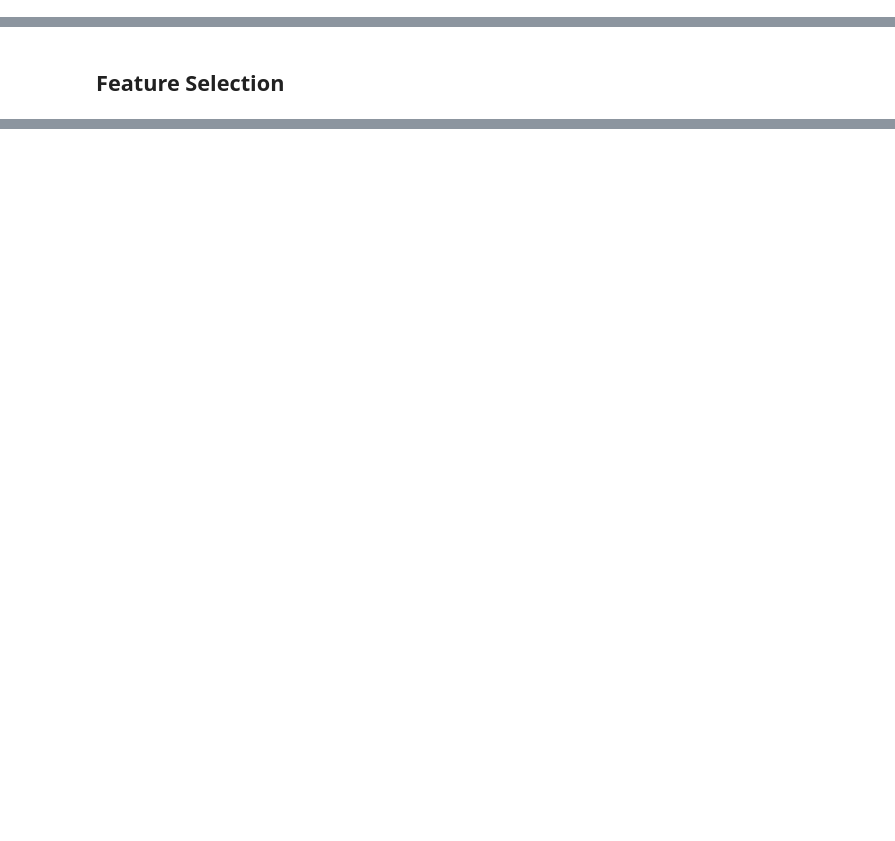
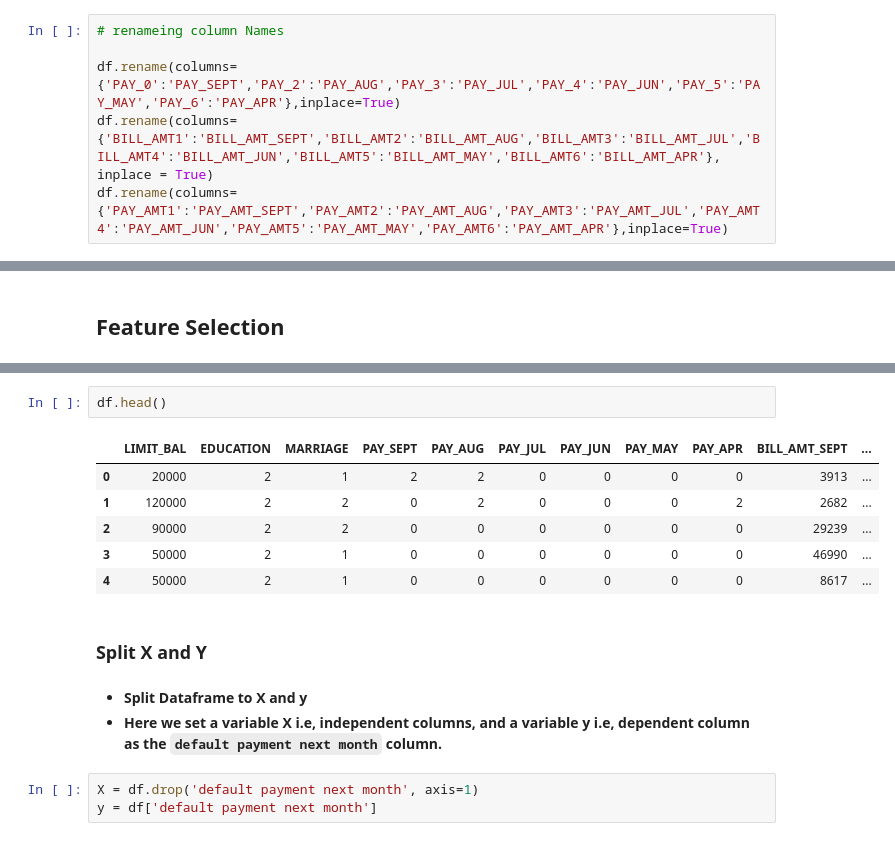
Before and after one commit to kota-Git/Credit_Card_Fraud_Detection_Real_Time, a Jupyter notebook: note_book/2_Feature_Engineering_&_Model_Training.ipynb, the cells around one changed output, grey strips where cells are left out. Cells and saved outputs as stored; diff of their text form; blank space fills up the shorter version.

```diff
--- a/note_book/2_Feature_Engineering_&_Model_Training.ipynb
+++ b/note_book/2_Feature_Engineering_&_Model_Training.ipynb
@@ -106,3 +105,9 @@ continuous_features=[feature for feature in num_features if feature not in discr
 print('\nWe have {} continuous_features : {}'.format(len(continuous_features), continuous_features))
 # %% [output]
 We have 14 continuous_features : ['LIMIT_BAL', 'AGE', 'BILL_AMT1', 'BILL_AMT2', 'BILL_AMT3', 'BILL_AMT4', 'BILL_AMT5', 'BILL_AMT6', 'PAY_AMT1', 'PAY_AMT2', 'PAY_AMT3', 'PAY_AMT4', 'PAY_AMT5', 'PAY_AMT ...
+# %%
+# renameing column Names
+
+df.rename(columns={'PAY_0':'PAY_SEPT','PAY_2':'PAY_AUG','PAY_3':'PAY_JUL','PAY_4':'PAY_JUN','PAY_5':'PAY_MAY','PAY_6':'PAY_APR'},inplace=True)
+df.rename(columns={'BILL_AMT1':'BILL_AMT_SEPT','BILL_AMT2':'BILL_AMT_AUG','BILL_AMT3':'BILL_AMT_JUL','BILL_AMT4':'BILL_AMT_JUN','BILL_AMT5':'BILL_AMT_MAY','BILL_AMT6':'BILL_AMT_APR'}, inplace = True)
+df.rename(columns={'PAY_AMT1':'PAY_AMT_SEPT','PAY_AMT2':'PAY_AMT_AUG','PAY_AMT3':'PAY_AMT_JUL','PAY_AMT4':'PAY_AMT_JUN','PAY_AMT5':'PAY_AMT_MAY','PAY_AMT6':'PAY_AMT_APR'},inplace=True)
@@ -110,0 +363,17 @@ We have 14 continuous_features : ['LIMIT_BAL', 'AGE', 'BILL_AMT1', 'BILL_AMT2',
+# %%
+df.head()
+# %% [output]
+|  | LIMIT_BAL | EDUCATION | MARRIAGE | PAY_SEPT | PAY_AUG | PAY_JUL | PAY_JUN | PAY_MAY | PAY_APR | BILL_AMT_SEPT | ... |
+| 0 | 20000 | 2 | 1 | 2 | 2 | 0 | 0 | 0 | 0 | 3913 | ... |
+| 1 | 120000 | 2 | 2 | 0 | 2 | 0 | 0 | 0 | 2 | 2682 | ... |
+| 2 | 90000 | 2 | 2 | 0 | 0 | 0 | 0 | 0 | 0 | 29239 | ... |
+| 3 | 50000 | 2 | 1 | 0 | 0 | 0 | 0 | 0 | 0 | 46990 | ... |
+| 4 | 50000 | 2 | 1 | 0 | 0 | 0 | 0 | 0 | 0 | 8617 | ... |
+# %% [markdown]
+### Split X and Y
+# %% [markdown]
+* **Split Dataframe to X and y**
+* **Here we set a variable X i.e, independent columns, and a variable y i.e, dependent column as the `default payment next month` column.**
+# %%
+X = df.drop('default payment next month', axis=1)
+y = df['default payment next month']
```
Also changed, not shown: parts of 60 cells of this notebook.
